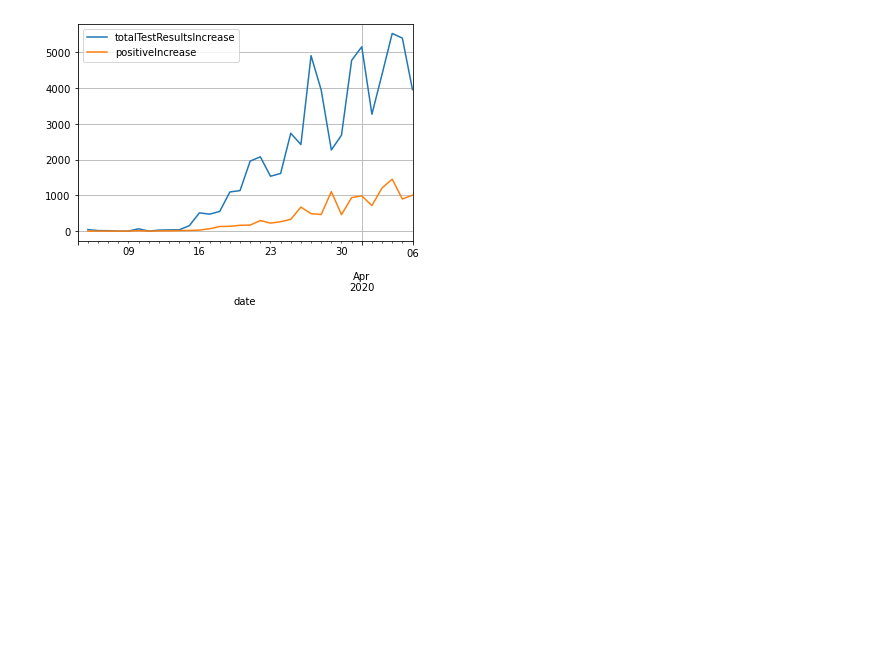
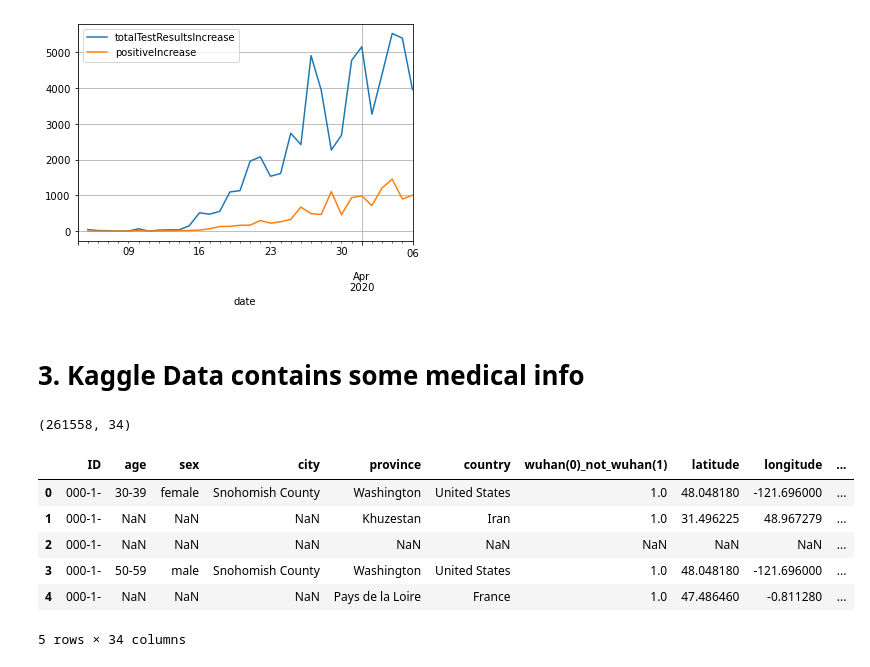
Before and after one commit to jianxu305/nCov2019_analysis, a Jupyter notebook: src/data_sources.ipynb, the cells around one changed output. Saved outputs shown, nothing was run; the diff lists cells and outputs as text; code cells hidden in the pictures; blank space fills up the shorter version.

```diff
--- a/src/data_sources.ipynb
+++ b/src/data_sources.ipynb
@@ -71,3 +71,21 @@ frm.set_index('date').plot(y=['totalTestResultsIncrease', 'positiveIncrease'], g
 # %% [output]
 <matplotlib.axes._subplots.AxesSubplot at 0x...>
 [figure]
+# %% [markdown]
+# 3. Kaggle Data contains some medical info
+# %%
+data = pd.read_csv('https://raw.githubusercontent.com/beoutbreakprepared/nCoV2019/master/latest_data/latestdata.csv')
+# %%
+data.shape
+# %% [output]
+(261558, 34)
+# %%
+data.head()
+# %% [output]
+|  | ID | age | sex | city | province | country | wuhan(0)_not_wuhan(1) | latitude | longitude | ... |
+| 0 | 000-1- | 30-39 | female | Snohomish County | Washington | United States | 1.0 | 48.048180 | -121.696000 | ... |
+| 1 | 000-1- | NaN | NaN | NaN | Khuzestan | Iran | 1.0 | 31.496225 | 48.967279 | ... |
+| 2 | 000-1- | NaN | NaN | NaN | NaN | NaN | NaN | NaN | NaN | ... |
+| 3 | 000-1- | 50-59 | male | Snohomish County | Washington | United States | 1.0 | 48.048180 | -121.696000 | ... |
+| 4 | 000-1- | NaN | NaN | NaN | Pays de la Loire | France | 1.0 | 47.486460 | -0.811280 | ... |
+5 rows × 34 columns
```
Also changed, not shown: 2 other files.
